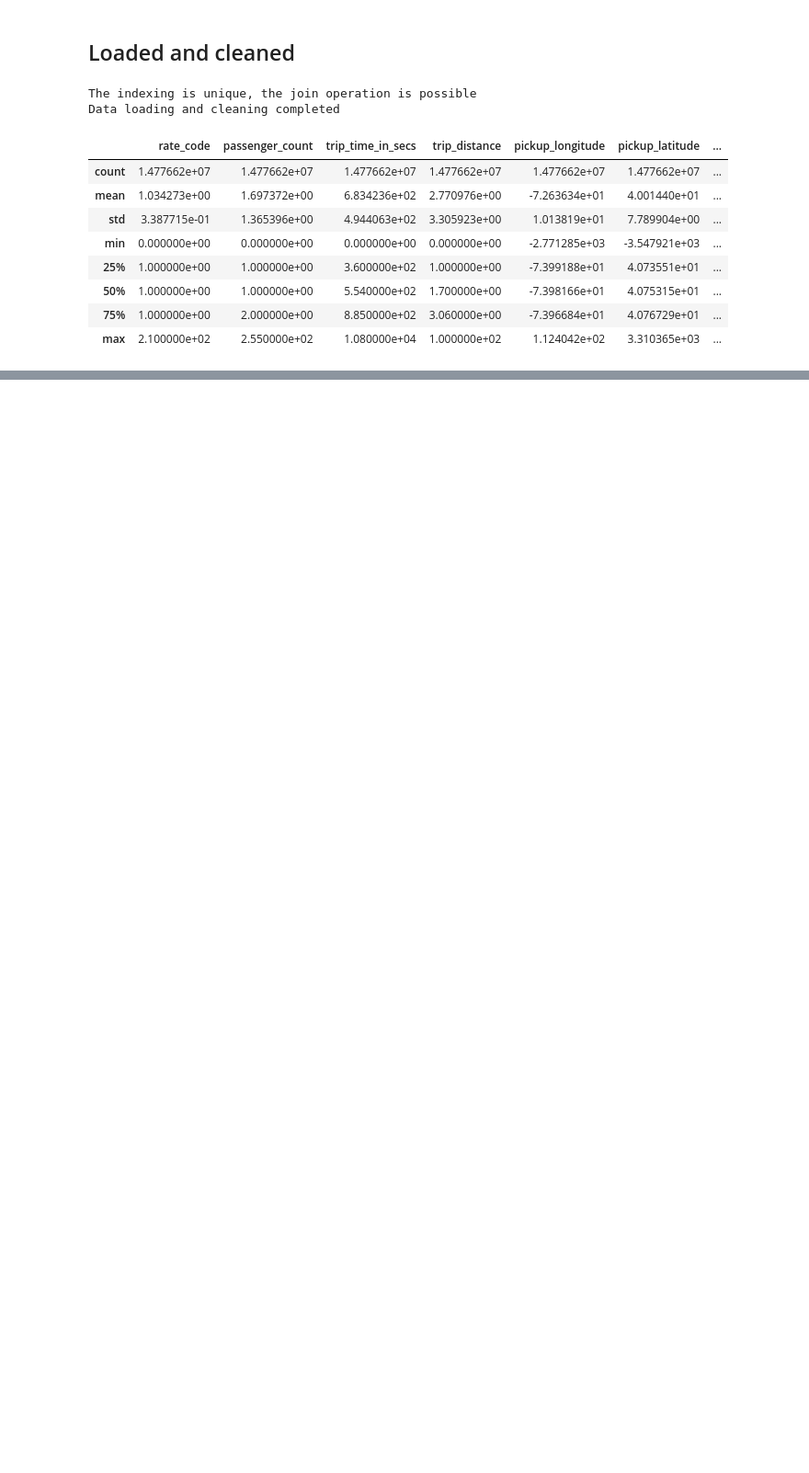
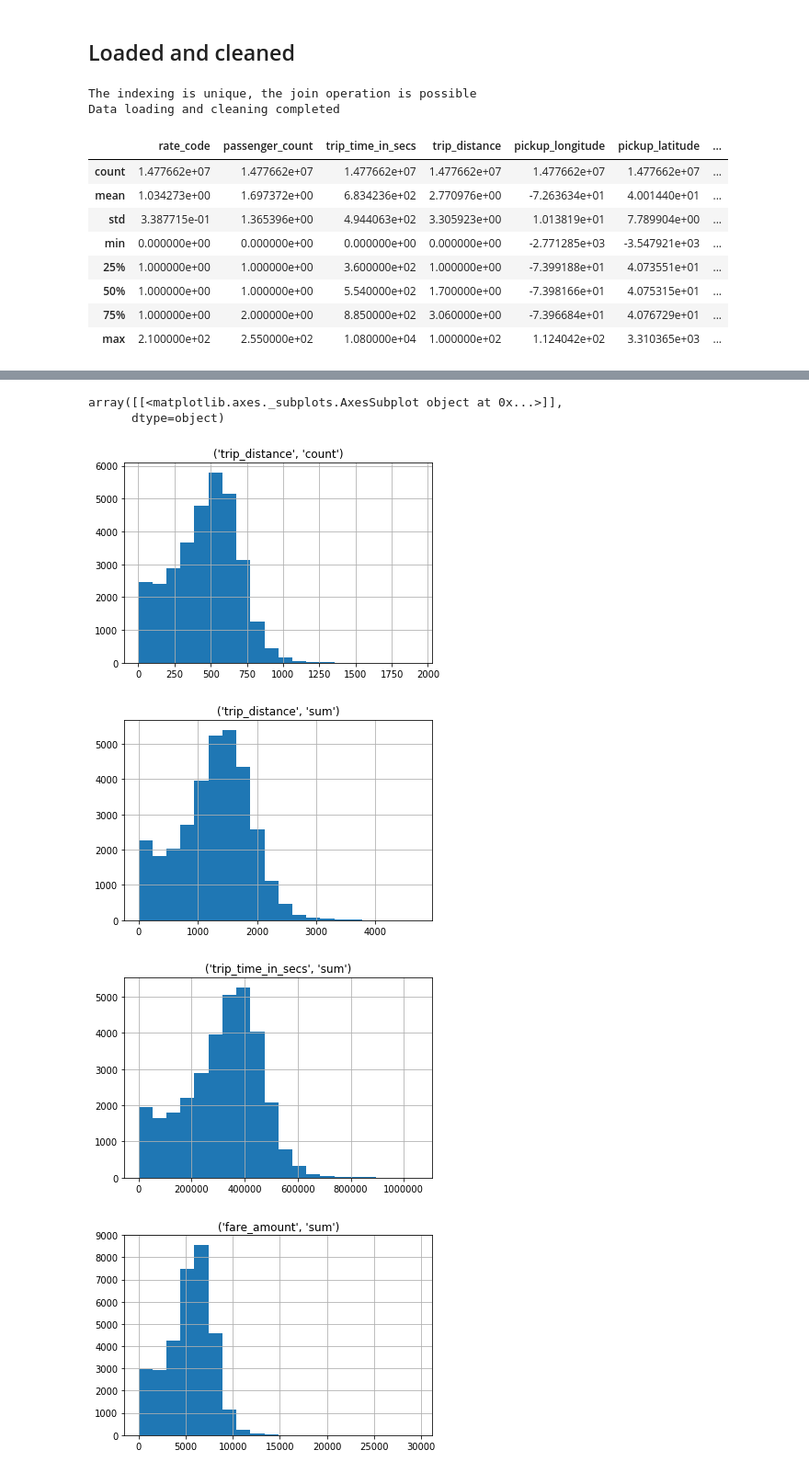
Before and after one commit to loicveyssiere/taxi-nyc, a Jupyter notebook: Notebook.ipynb, the cells around one changed output, grey strips where cells are left out. Shown at 92% size. Saved outputs shown, nothing was run; the diff lists cells and outputs as text; code cells hidden in the pictures; blank space fills up the shorter version.

```diff
--- a/Notebook.ipynb
+++ b/Notebook.ipynb
@@ -70,0 +251,10 @@ core.heatmap(df, lat_col='pickup_latitude', lon_col='pickup_longitude', \
+# %%
+col = ['dropoff_datetime', \
+       'trip_time_in_secs', 'trip_distance', \
+       'pickup_longitude', 'pickup_latitude', 'dropoff_longitude', \
+       'dropoff_latitude', 'fare_amount', \
+       'tip_amount', 'total_amount', \
+       'hack_license', 'pickup_datetime']
+grouped = full[col].reset_index(drop=True).groupby(["hack_license"])#, df.pickup_datetime.dt.day])
+# %%
+taxis = grouped.agg([np.sum, np.median, np.mean, np.std, np.min, np.max, 'count'])
@@ -70,0 +266,13 @@ core.heatmap(df, lat_col='pickup_latitude', lon_col='pickup_longitude', \
+# %%
+taxis.hist(('trip_distance', 'count'), bins=20)
+taxis.hist(('trip_distance', 'sum'), bins=20)
+taxis.hist(('trip_time_in_secs', 'sum'), bins=20)
+taxis.hist(('fare_amount', 'sum'), bins=20)
+taxis.hist(('tip_amount', 'median'), bins=20, range=(0,10))
+# %% [output]
+array([[<matplotlib.axes._subplots.AxesSubplot object at 0x...>]],
+      dtype=object)
+[figure, added]
+[figure, added]
+[figure, added]
+[figure, added]
```
Also changed, not shown: parts of 43 cells of this notebook, 1 other file.
